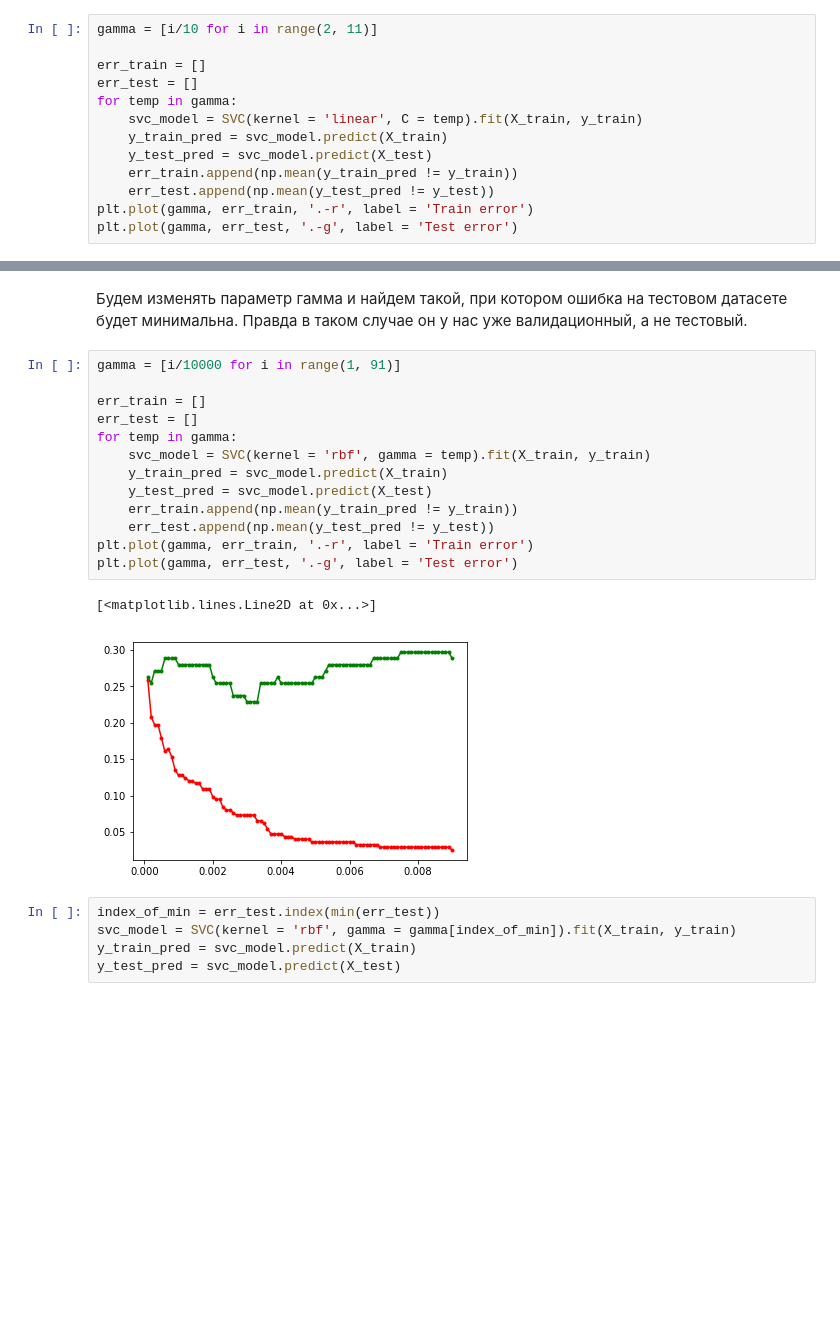
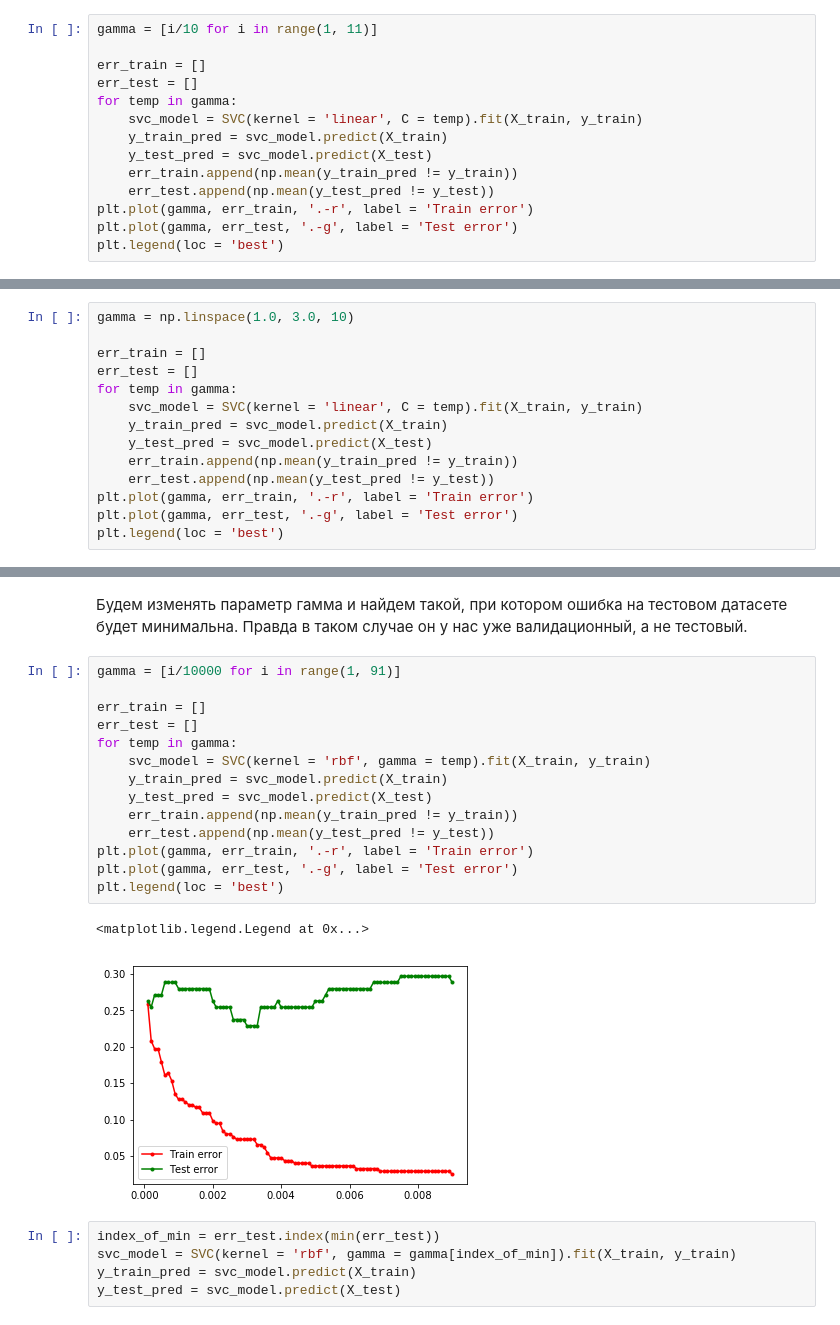
Before and after one commit to mzemlyanikin/hse-ml, a Jupyter notebook: auto-mpg.ipynb, the cells around one changed output, grey strips where cells are left out. Drawn from its saved outputs; the diff is of its cells as text; blank space fills up the shorter version.

```diff
--- a/auto-mpg.ipynb
+++ b/auto-mpg.ipynb
@@ -677,7 +682,7 @@ Accuracy: 0.74 (+/- 0.15)
 # %% [markdown]
 Попробуем получить лучшие результаты изменяя параметр гамма
 # %%
-gamma = [i/10 for i in range(2, 11)]
+gamma = [i/10 for i in range(1, 11)]
 
 err_train = []
 err_test = []
@@ -689,4 +694,5 @@ for temp in gamma:
     err_test.append(np.mean(y_test_pred != y_test))
 plt.plot(gamma, err_train, '.-r', label = 'Train error')
 plt.plot(gamma, err_test, '.-g', label = 'Test error')
+plt.legend(loc = 'best')
 # %% [output]
@@ -694,0 +705,14 @@ plt.plot(gamma, err_test, '.-g', label = 'Test error')
+# %%
+gamma = np.linspace(1.0, 3.0, 10)
+
+err_train = []
+err_test = []
+for temp in gamma:
+    svc_model = SVC(kernel = 'linear', C = temp).fit(X_train, y_train)
+    y_train_pred = svc_model.predict(X_train)
+    y_test_pred = svc_model.predict(X_test)
+    err_train.append(np.mean(y_train_pred != y_train))
+    err_test.append(np.mean(y_test_pred != y_test))
+plt.plot(gamma, err_train, '.-r', label = 'Train error')
+plt.plot(gamma, err_test, '.-g', label = 'Test error')
+plt.legend(loc = 'best')
@@ -751,19 +783,20 @@ print(CF)
 # %%
 gamma = [i/10000 for i in range(1, 91)]
 
 err_train = []
 err_test = []
 for temp in gamma:
     svc_model = SVC(kernel = 'rbf', gamma = temp).fit(X_train, y_train)
     y_train_pred = svc_model.predict(X_train)
     y_test_pred = svc_model.predict(X_test)
     err_train.append(np.mean(y_train_pred != y_train))
     err_test.append(np.mean(y_test_pred != y_test))
 plt.plot(gamma, err_train, '.-r', label = 'Train error')
 plt.plot(gamma, err_test, '.-g', label = 'Test error')
+plt.legend(loc = 'best')
 # %% [output]
-[<matplotlib.lines.Line2D at 0x...>]
+<matplotlib.legend.Legend at 0x...>
-[figure, old version]
+[figure, new version]
 # %%
 index_of_min = err_test.index(min(err_test))
 svc_model = SVC(kernel = 'rbf', gamma = gamma[index_of_min]).fit(X_train, y_train)
```
Also changed, not shown: parts of 21 cells of this notebook.
